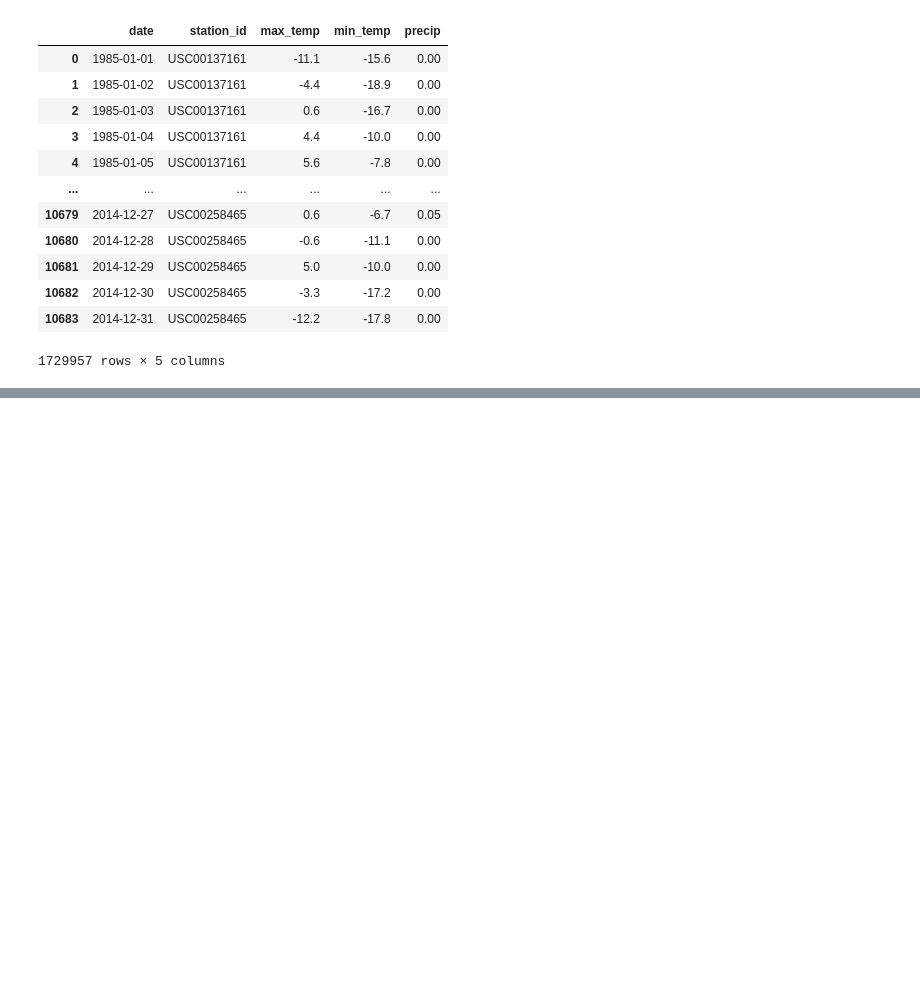
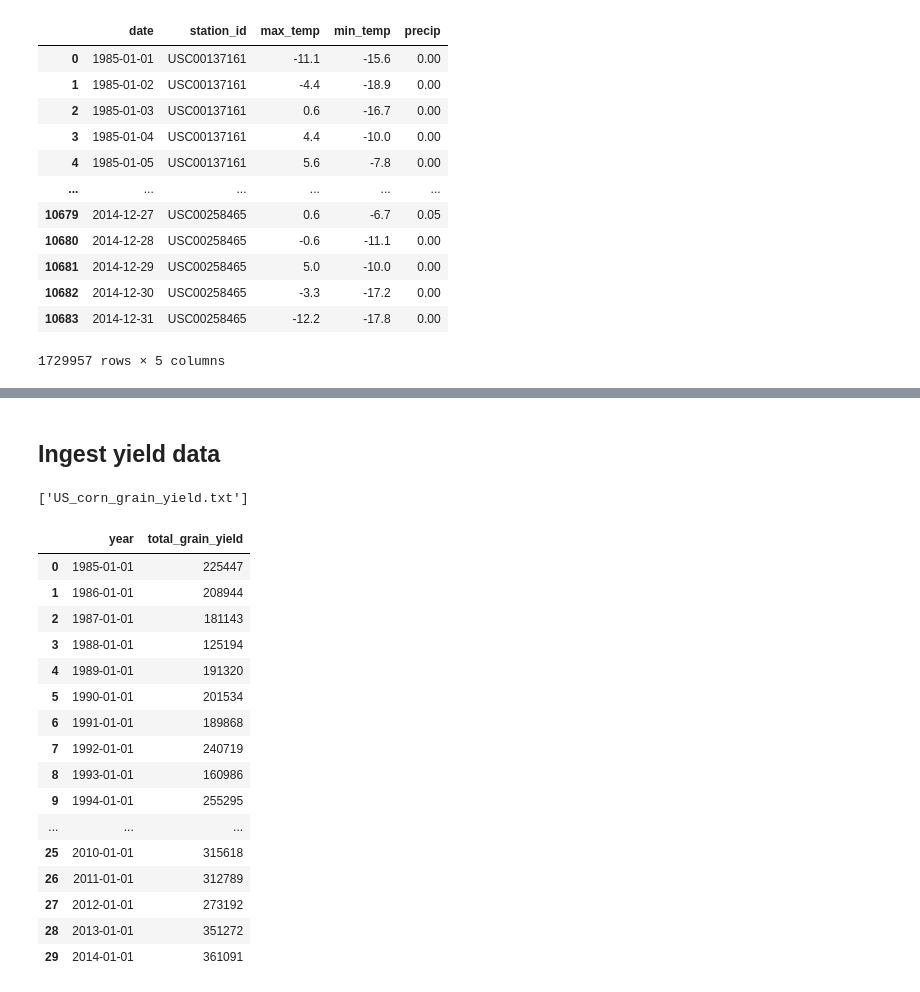
Before and after one commit to roushjac/corteva-code-challenge, a Jupyter notebook: notebooks/ingest_data.ipynb, the cells around one changed output, grey strips where cells are left out. Drawn from its saved outputs; the diff is of its cells as text; code cells hidden in the pictures; blank space fills up the shorter version.

```diff
--- a/notebooks/ingest_data.ipynb
+++ b/notebooks/ingest_data.ipynb
@@ -145,0 +148,32 @@ Inserted 1729957 rows
+# %% [markdown]
+## Ingest yield data
+# %%
+# move active directory away from weather data to yield data
+os.chdir("../yld_data")
+os.listdir()
+# %% [output]
+['US_corn_grain_yield.txt']
+# %%
+df_yield = pd.read_csv(os.listdir()[0], sep="\t", header=None)
+
+df_yield.columns = ["year", "total_grain_yield"]
+
+df_yield
+# %% [output]
+|  | year | total_grain_yield |
+| 0 | 1985-01-01 | 225447 |
+| 1 | 1986-01-01 | 208944 |
+| 2 | 1987-01-01 | 181143 |
+| 3 | 1988-01-01 | 125194 |
+| 4 | 1989-01-01 | 191320 |
+| 5 | 1990-01-01 | 201534 |
+| 6 | 1991-01-01 | 189868 |
+| 7 | 1992-01-01 | 240719 |
+| 8 | 1993-01-01 | 160986 |
+| 9 | 1994-01-01 | 255295 |
+| ... | ... | ... |
+| 25 | 2010-01-01 | 315618 |
+| 26 | 2011-01-01 | 312789 |
+| 27 | 2012-01-01 | 273192 |
+| 28 | 2013-01-01 | 351272 |
+| 29 | 2014-01-01 | 361091 |
```
Also changed, not shown: parts of 1 cell of this notebook, 1 other file.
